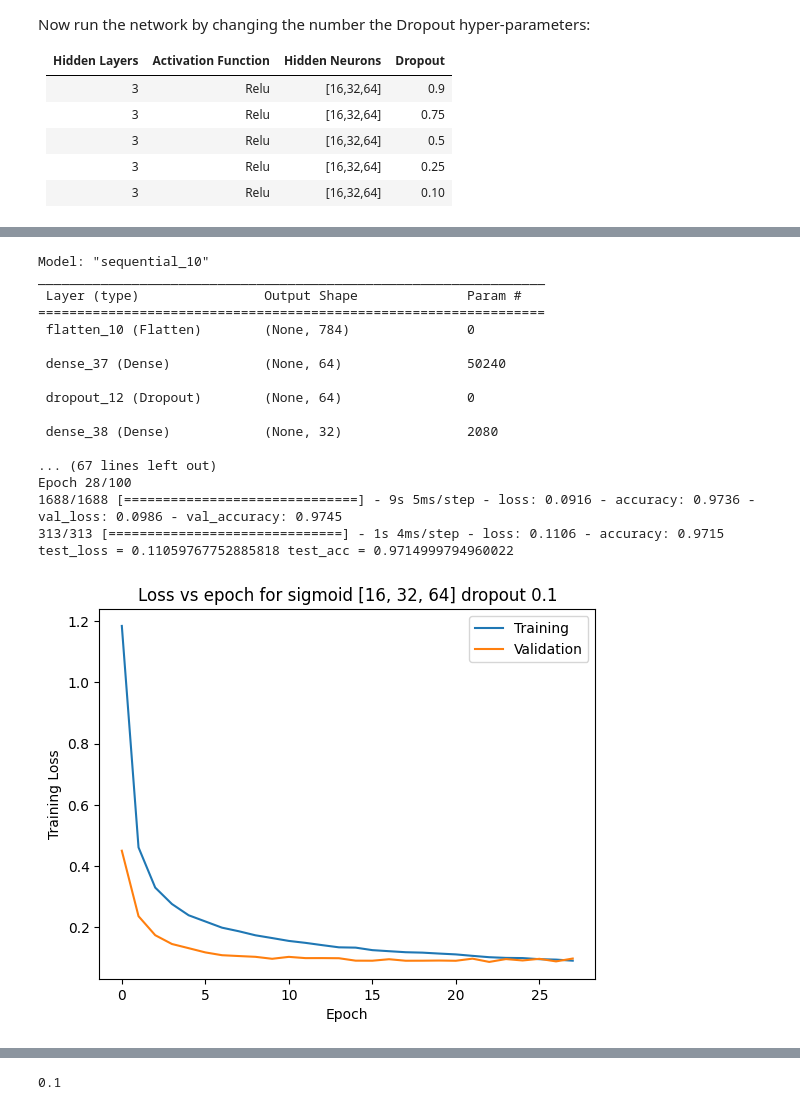
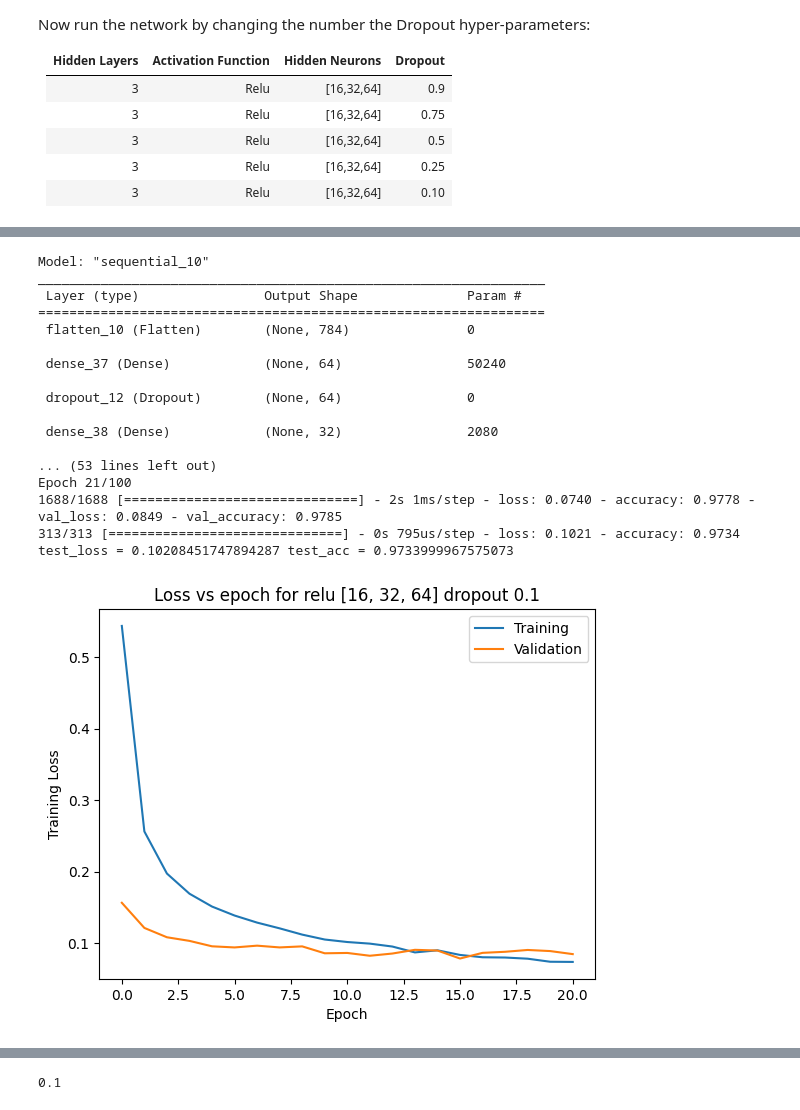
Before and after one commit to Abhiroop25902/CS-4172-ML-Lab, a Jupyter notebook: Assign5/assign5.ipynb, the cells around one changed output, grey strips where cells are left out. Cells and saved outputs as stored; diff of their text form; code cells hidden in the pictures.

```diff
--- a/Assign5/assign5.ipynb
+++ b/Assign5/assign5.ipynb
@@ -559,7 +546,7 @@ result = pd.DataFrame(
 )
 # %%
 hidden_neurons = [16, 32, 64]
-activation_function = 'sigmoid'
+activation_function = 'relu'
 dropout_val = 0.9
 
 model, history = train_model(activation_function, hidden_neurons,dropout_val)
@@ -599,6 +586,6 @@ test_loss = 1.8441742658615112 test_acc = 0.21119999885559082
 # %%
 hidden_neurons = [16, 32, 64]
-activation_function = 'sigmoid'
+activation_function = 'relu'
 dropout_val = 0.75
 
 model, history = train_model(activation_function, hidden_neurons, dropout_val)
@@ -638,6 +625,6 @@ test_loss = 1.2032678127288818 test_acc = 0.4366999864578247
 # %%
 hidden_neurons = [16, 32, 64]
-activation_function = 'sigmoid'
+activation_function = 'relu'
 dropout_val = 0.5
 
 model, history = train_model(activation_function, hidden_neurons, dropout_val)
@@ -677,6 +664,6 @@ test_loss = 0.29401543736457825 test_acc = 0.9427000284194946
 # %%
 hidden_neurons = [16, 32, 64]
-activation_function = 'sigmoid'
+activation_function = 'relu'
 dropout_val = 0.25
 
 model, history = train_model(activation_function, hidden_neurons, dropout_val)
@@ -716,38 +703,38 @@ test_loss = 0.12961244583129883 test_acc = 0.965399980545044
 # %%
 hidden_neurons = [16, 32, 64]
-activation_function = 'sigmoid'
+activation_function = 'relu'
 dropout_val = 0.1
 
 model, history = train_model(activation_function, hidden_neurons, dropout_val)
 test_loss, test_acc = model.evaluate(x_test, y_test)
 
 print(f"test_loss = {test_loss} test_acc = {test_acc}")
 
 result.loc[len(result.index)] = [
     len(hidden_neurons),
     activation_function,
     str(hidden_neurons),
     dropout_val,
     test_loss,
     test_acc]
 
 plot_history(history, activation_function, hidden_neurons, dropout_val)
 # %% [output]
 Model: "sequential_10"
 _________________________________________________________________
  Layer (type)                Output Shape              Param #
 =================================================================
  flatten_10 (Flatten)        (None, 784)               0
 
  dense_37 (Dense)            (None, 64)                50240
 
  dropout_12 (Dropout)        (None, 64)                0
 
  dense_38 (Dense)            (None, 32)                2080
 
-... (67 lines left out)
-Epoch 28/100
-1688/1688 [==============================] - 9s 5ms/step - loss: 0.0916 - accuracy: 0.9736 - val_loss: 0.0986 - val_accuracy: 0.9745
-313/313 [==============================] - 1s 4ms/step - loss: 0.1106 - accuracy: 0.9715
-test_loss = 0.11059767752885818 test_acc = 0.9714999794960022
+... (53 lines left out)
+Epoch 21/100
+1688/1688 [==============================] - 2s 1ms/step - loss: 0.0740 - accuracy: 0.9778 - val_loss: 0.0849 - val_accuracy: 0.9785
+313/313 [==============================] - 0s 795us/step - loss: 0.1021 - accuracy: 0.9734
+test_loss = 0.10208451747894287 test_acc = 0.9733999967575073
-[figure, old version]
+[figure, new version]
```
Also changed, not shown: parts of 21 cells of this notebook, 2 other files.
